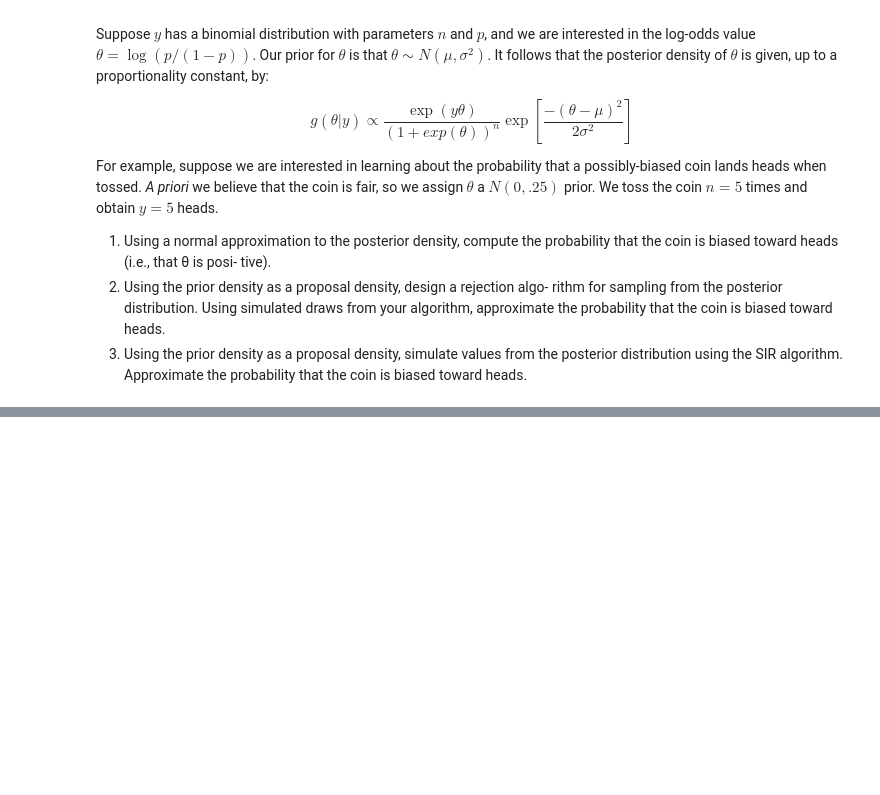
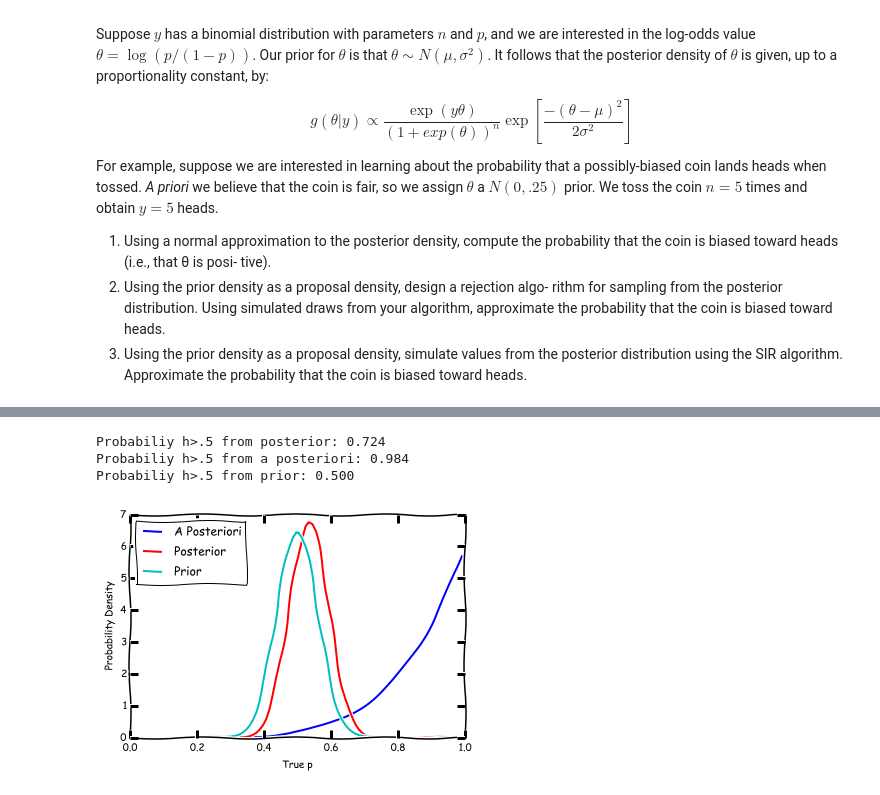
Before and after one commit to aplassard/Bios8366, a Jupyter notebook: homework/Homework 1 Solutions Andrew Plassard.ipynb, the cells around one changed output, grey strips where cells are left out. Cells and saved outputs as stored; diff of their text form; code cells hidden in the pictures; blank space fills up the shorter version.

```diff
--- a/homework/Homework 1 Solutions Andrew Plassard.ipynb
+++ b/homework/Homework 1 Solutions Andrew Plassard.ipynb
@@ -596,0 +593,33 @@ For example, suppose we are interested in learning about the probability that a
+# %%
+'''Solution using scipy to integrate'''
+
+import scipy.integrate as integrate
+import sys
+
+prob = lambda h: (h**5) *math.exp(-(math.log(h/(1-h))**2)/.125)
+prob2 = lambda h: (h**5)
+prior = lambda h: math.exp(-(math.log(h/(1-h))**2)/.125)
+top1 = integrate.quad(prob, .5,1)
+top2 = integrate.quad(prob2, .5,1)
+top3 = integrate.quad(prior, .5,1)
+bottom1 = integrate.quad(prob, 0,1)
+bottom2 = integrate.quad(prob2, 0,1)
+bottom3 = integrate.quad(prior, 0,1)
+vals = np.linspace(0.01,.99,100)
+probs = np.array([prob(x) for x in vals.tolist()]) / bottom[0]
+probs2 = np.array([prob2(x) for x in vals.tolist()]) / bottom2[0]
+probs3 = np.array([prior(x) for x in vals.tolist()]) / bottom3[0]
+plt.plot(vals,probs2,label='A Posteriori')
+plt.plot(vals,probs,label='Posterior')
+plt.plot(vals,probs3,label='Prior')
+plt.xlabel('True p')
+plt.ylabel('Probability Density')
+plt.legend(loc=0)
+print('Probabiliy h>.5 from posterior: %0.3f' % (top1[0]/bottom1[0]))
+print('Probabiliy h>.5 from a posteriori: %0.3f' % (top2[0]/bottom2[0]))
+print('Probabiliy h>.5 from prior: %0.3f' % (top3[0]/bottom3[0]))
+# %% [output]
+Probabiliy h>.5 from posterior: 0.724
+Probabiliy h>.5 from a posteriori: 0.984
+Probabiliy h>.5 from prior: 0.500
+[figure, added]
```
Also changed, not shown: parts of 6 cells of this notebook.
